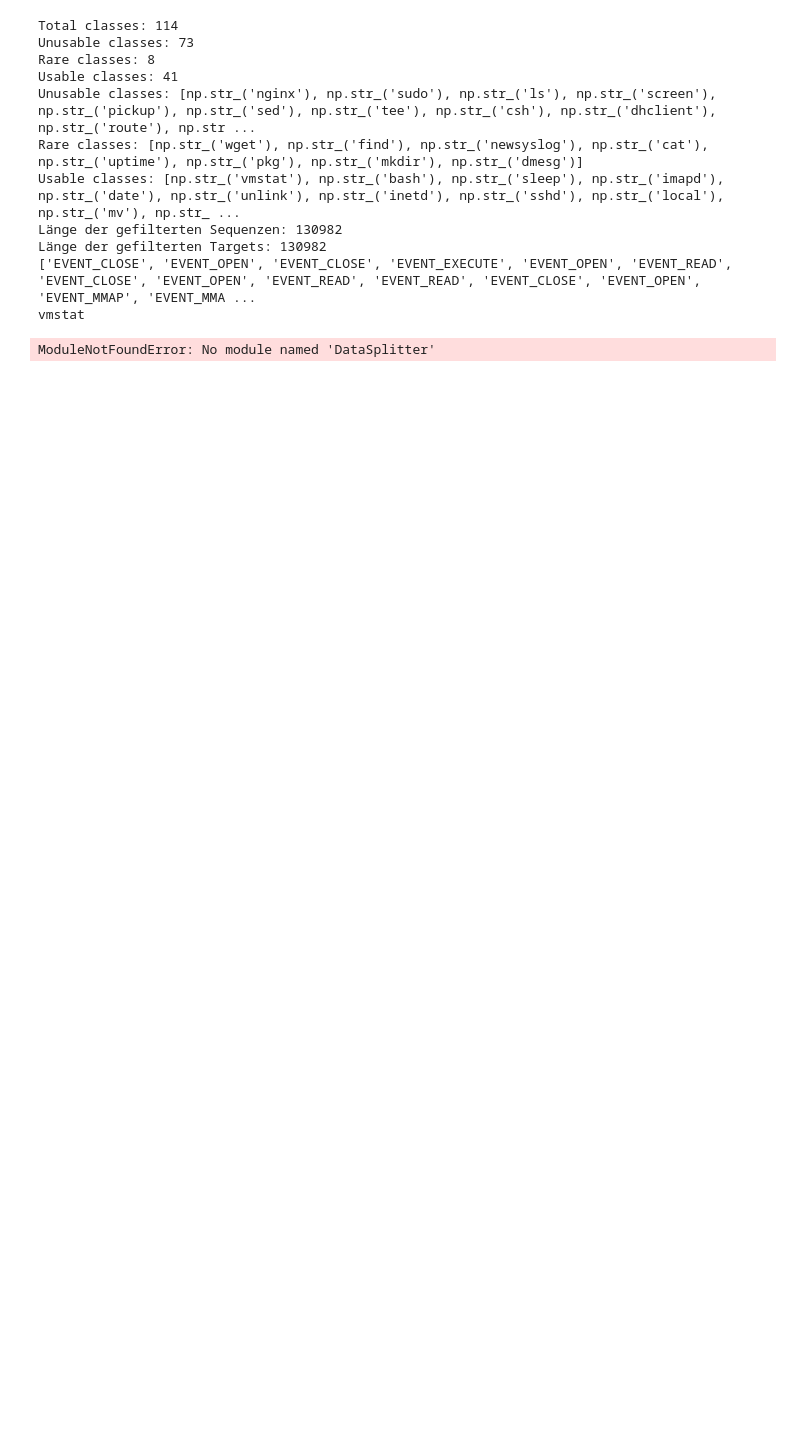
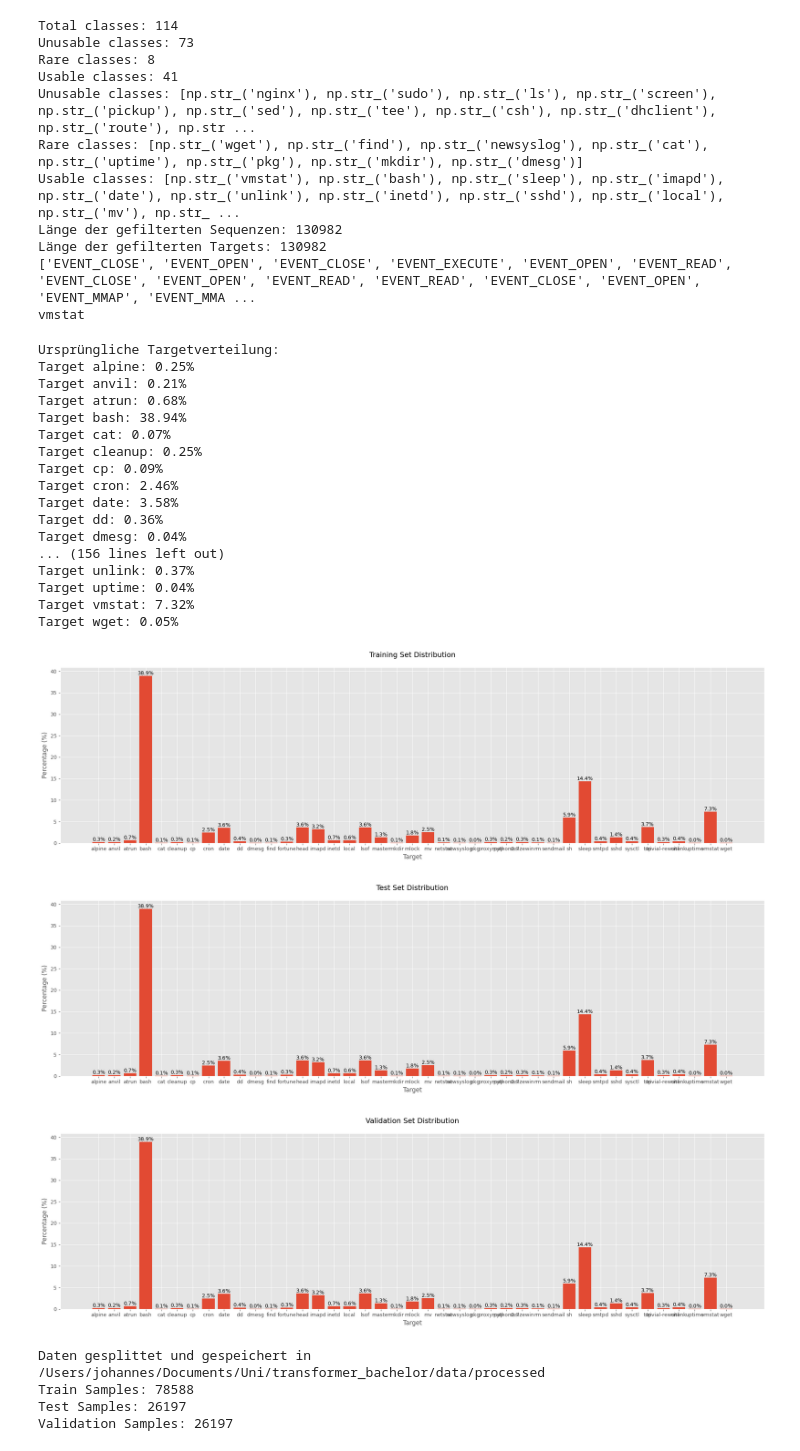
Before and after one commit to jojo1227/transformer_bachelor, a Jupyter notebook: src/features/data_processing.ipynb, the cells around one changed output. Drawn from its saved outputs; the diff is of its cells as text; code cells hidden in the pictures; blank space fills up the shorter version.

```diff
--- a/src/features/data_processing.ipynb
+++ b/src/features/data_processing.ipynb
@@ -51,14 +54,36 @@ Länge der gefilterten Targets: 130982
 ['EVENT_CLOSE', 'EVENT_OPEN', 'EVENT_CLOSE', 'EVENT_EXECUTE', 'EVENT_OPEN', 'EVENT_READ', 'EVENT_CLOSE', 'EVENT_OPEN', 'EVENT_READ', 'EVENT_READ', 'EVENT_CLOSE', 'EVENT_OPEN', 'EVENT_MMAP', 'EVENT_MMA ...
 vmstat
 # %%
-from DataSplitter import DataSplitter
-from utils import plot_target_distribution
+from src.features.DataSplitter import DataSplitter
 
 splitter = DataSplitter(
-    sequences_file='/Users/johannes/Documents/Uni/transformer_bachelor/data/processed/sequences_filtered.npy',
-    targets_file='/Users/johannes/Documents/Uni/transformer_bachelor/data/processed/targets_filtered.npy',
+    sequences_file='/Users/johannes/Documents/Uni/transformer_bachelor/data/raw/sequences_filtered.npy',
+    targets_file='/Users/johannes/Documents/Uni/transformer_bachelor/data/raw/targets_filtered.npy',
 )
 
 splitter.save_splits(output_dir='/Users/johannes/Documents/Uni/transformer_bachelor/data/processed')
 # %% [output]
-ModuleNotFoundError: No module named 'DataSplitter'
+Ursprüngliche Targetverteilung:
+Target alpine: 0.25%
+Target anvil: 0.21%
+Target atrun: 0.68%
+Target bash: 38.94%
+Target cat: 0.07%
+Target cleanup: 0.25%
+Target cp: 0.09%
+Target cron: 2.46%
+Target date: 3.58%
+Target dd: 0.36%
+Target dmesg: 0.04%
+... (156 lines left out)
+Target unlink: 0.37%
+Target uptime: 0.04%
+Target vmstat: 7.32%
+Target wget: 0.05%
+[figure, added]
+[figure, added]
+[figure, added]
+Daten gesplittet und gespeichert in /Users/johannes/Documents/Uni/transformer_bachelor/data/processed
+Train Samples: 78588
+Test Samples: 26197
+Validation Samples: 26197
```
Also changed, not shown: parts of 5 cells of this notebook, 8 other files.
